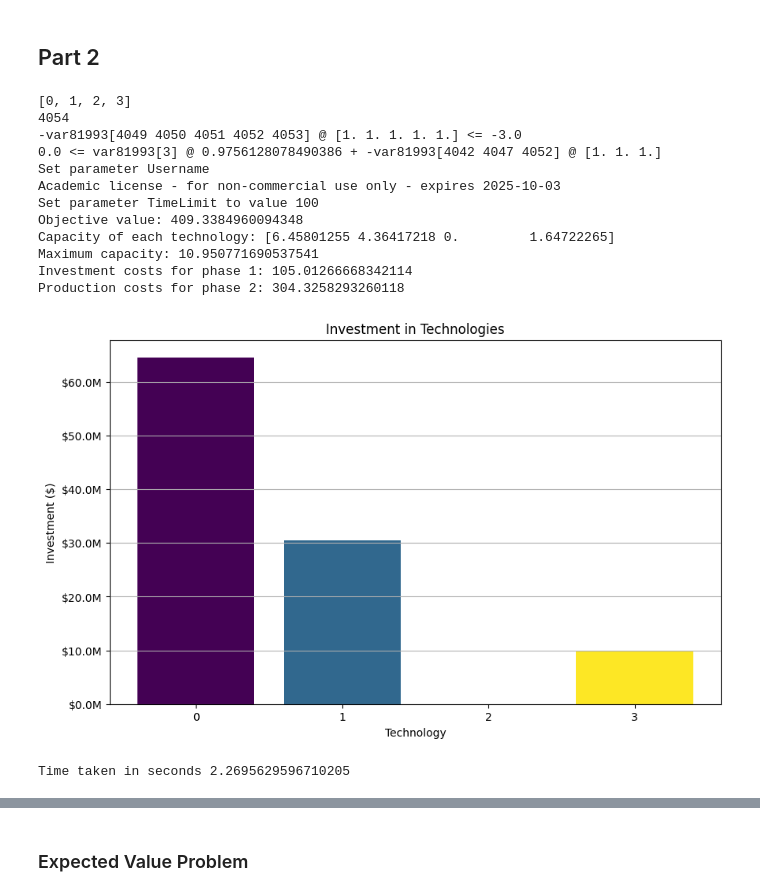
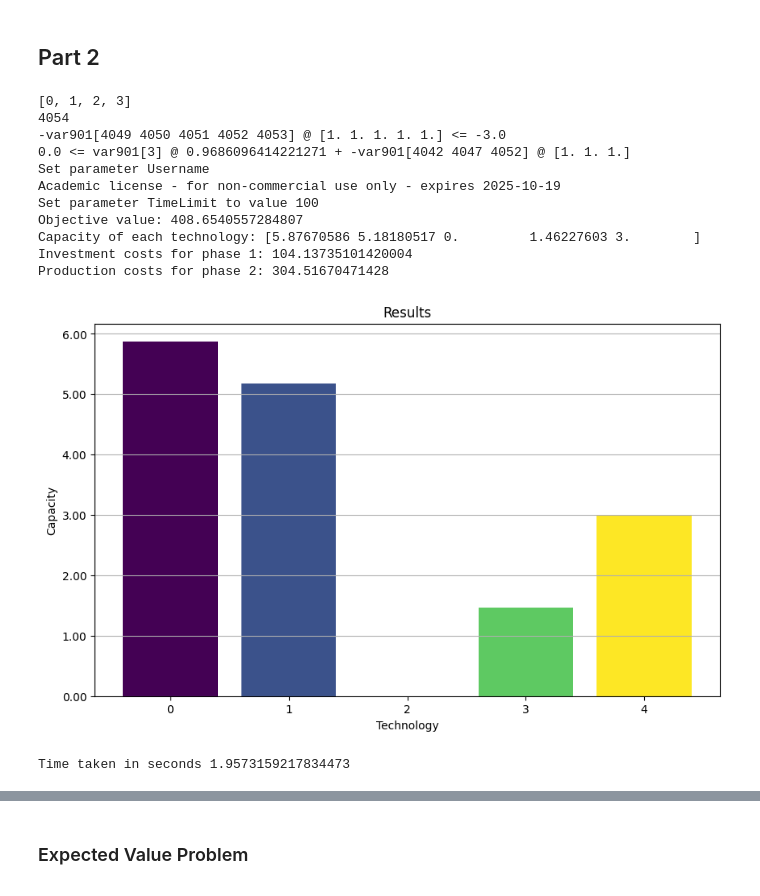
Before and after one commit to DanielCortild/Optimization-under-Uncertainty, a Jupyter notebook: code.ipynb, the cells around one changed output, grey strips where cells are left out. Cells and saved outputs as stored; diff of their text form; code cells hidden in the pictures.

```diff
--- a/code.ipynb
+++ b/code.ipynb
@@ -204,6 +200,7 @@ Total costs: 394.9666666666667
 ## Part 2
 # %%
 nreal = 10
+n=5
 #we just take the all scenario set for these and then varry the supply limitations
 demands = [[z,j,i] for i in [-1,-2,-3] for j in [-2,-3,-4] for z in  [-3,-5,-7] ]
 probs = [z*j*i for i in [0.3,0.4,0.3] for j in [0.3,0.4,0.3] for z in [0.3,0.4,0.3]]
@@ -231,44 +228,43 @@ constr = constr + [x[0:4]@[0.9,0.8,0.8,1.]>= 5]
 #phase 2 constaints
 #energy supply
 base= np.array([0,1,2,3,4])
 multidin2 = np.array([1,1,1,1,1])
 constr = constr + [-x[base+k*5+4]@multidin2<= demands[(k//3)%27][k%3] for k in range(nreal*27*3)]
 print([0,1,2,3,4][0:4])
 print(len(cset))
 print(constr[-1])
 #capacity
 base= np.array([4,9,14])
 multiding = np.array([1,1,1])
 constr = constr + [x[k]*randvals[(v//27)*4+k]-x[base+k+v*15]@multiding>=0.  for v in range(27*nreal) for k in range(4)]
 print(constr[-1])
 
 cset = np.array(cset)
 problem = cp.Problem(cp.Minimize(cset.T @x),constr )
 t1 = time.time()
 env = gurobipy.Env()
 env.setParam('TimeLimit', 100)
 res= problem.solve(verbose = False, QCPDual = 1, solver  = cp.GUROBI, env=env)
 
 
 t2 = time.time()
-pl.print_solution(x,cset)
+pl.print_solution(x,cset,n)
 pl.plot_result(x,cset,n)
 print(f'Time taken in seconds {t2-t1}')
 # %% [output]
 [0, 1, 2, 3]
 4054
--var81993[4049 4050 4051 4052 4053] @ [1. 1. 1. 1. 1.] <= -3.0
-0.0 <= var81993[3] @ 0.9756128078490386 + -var81993[4042 4047 4052] @ [1. 1. 1.]
+-var901[4049 4050 4051 4052 4053] @ [1. 1. 1. 1. 1.] <= -3.0
+0.0 <= var901[3] @ 0.9686096414221271 + -var901[4042 4047 4052] @ [1. 1. 1.]
 Set parameter Username
-Academic license - for non-commercial use only - expires 2025-10-03
+Academic license - for non-commercial use only - expires 2025-10-19
 Set parameter TimeLimit to value 100
-Objective value: 409.3384960094348
-Capacity of each technology: [6.45801255 4.36417218 0.         1.64722265]
-Maximum capacity: 10.950771690537541
-Investment costs for phase 1: 105.01266668342114
-Production costs for phase 2: 304.3258293260118
+Objective value: 408.6540557284807
+Capacity of each technology: [5.87670586 5.18180517 0.         1.46227603 3.        ]
+Investment costs for phase 1: 104.13735101420004
+Production costs for phase 2: 304.51670471428
-[figure, old version]
+[figure, new version]
-Time taken in seconds 2.2695629596710205
+Time taken in seconds 1.9573159217834473
 # %%
 nreal = 35
 #we just take the all scenario set for these and then varry the supply limitations
```
Also changed, not shown: parts of 16 cells of this notebook, 1 other file.
